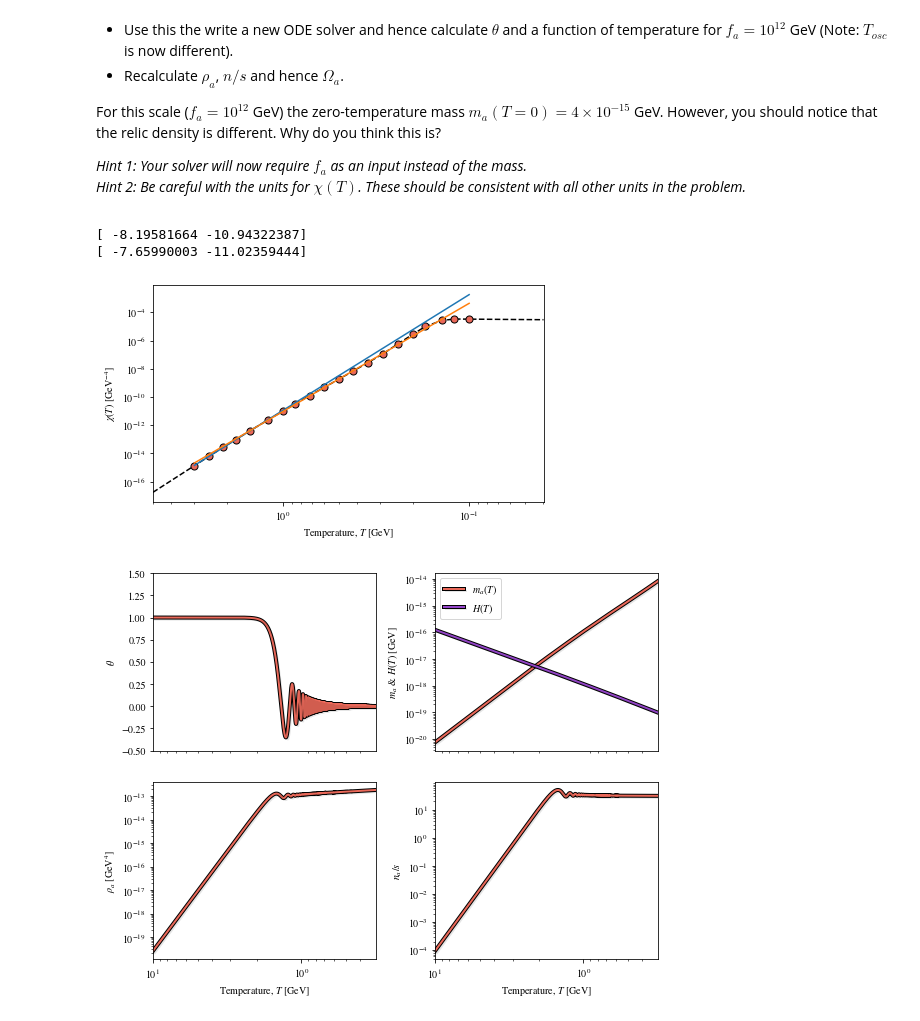
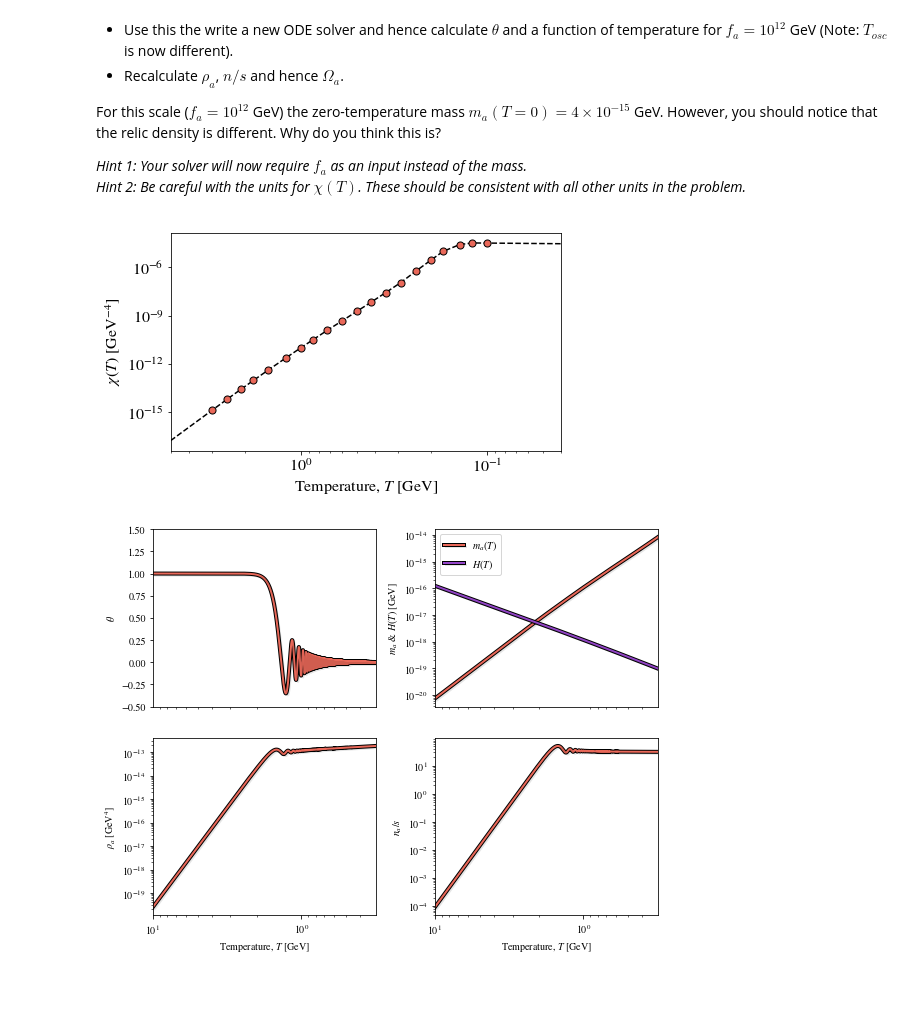
Before and after one commit to David-Ellis/thesis-code, a Jupyter notebook: axion_relic/axion-relic-density.ipynb, the cells around one changed output. Cells and saved outputs as stored; diff of their text form; code cells hidden in the pictures; blank space fills up the shorter version.

```diff
--- a/axion_relic/axion-relic-density.ipynb
+++ b/axion_relic/axion-relic-density.ipynb
@@ -200,45 +200,43 @@ Hint 2: Be careful with the units for $\chi(T)$. These should be consistent with
 # %%
 T_top = np.array([100,120,140,172,200,240,290,350,420,500,600,720,
                   860,1000,1200,1500,1800,2100,2500,3000])
 chi_log = np.array([-1.665,-1.657,-1.759,-2.185,-2.726,-3.396,-4.116,
                     -4.746,-5.347,-5.908,-6.499,-7.0811,-7.6713,-8.1715,
                     -8.7917,-9.5620,-10.2023,-10.7526,-11.3828,-12.0533])
 
 chiFunc1 = interp1d(np.log10(T_top*1e-3),chi_log,
                     bounds_error = False, fill_value="extrapolate")
 
 plt.figure(figsize = (7,4))
 def chiFunc(T):
     chi_log = chiFunc1(np.log10(T))
     chi_fm = 10**chi_log
     chi_GeV = chi_fm * (hbar * c / (1e-15))**4
     return chi_GeV
 
 plt.scatter(T_top*1e-3, 10**chi_log*(hbar * c / (1e-15))**4,  marker = "o", s = 50, edgecolors="k", lw = 1,
             color = main_line_color, zorder=2, label = "Lattice QCD data")
 Tspline = np.logspace(0.7, -1.4, 100)
 plt.loglog(Tspline, chiFunc(Tspline), 'k--', zorder = 1)
 plt.xlim(max(Tspline), min(Tspline))
 plt.ylabel("$\chi(T)$ [GeV$^{-4}$]");
 plt.xlabel("Temperature, $T$ [GeV]")
 
-y = 10**chi_log*(hbar * c / (1e-15))**4
-x = T_top*1e-3
-p1 = np.polyfit(np.log10(x[x>1]), np.log10(y[x>1]), deg=1)
-plt.loglog(x, 10**(p1[0]*np.log10(x) + p1[1]))
-print(p1)
+# y = 10**chi_log*(hbar * c / (1e-15))**4
+# x = T_top*1e-3
+# p1 = np.polyfit(np.log10(x[x>1]), np.log10(y[x>1]), deg=1)
+# plt.loglog(x, 10**(p1[0]*np.log10(x) + p1[1]))
+# print(p1)
 
-y = 10**chi_log*(hbar * c / (1e-15))**4
-x = T_top*1e-3
-p1 = np.polyfit(np.log10(x[(x<0.8) * (x>0.2)]), np.log10(y[(x<0.8) * (x>0.2)]), deg=1)
-plt.loglog(x, 10**(p1[0]*np.log10(x) + p1[1]))
-print(p1)
+# y = 10**chi_log*(hbar * c / (1e-15))**4
+# x = T_top*1e-3
+# p1 = np.polyfit(np.log10(x[(x<0.8) * (x>0.2)]), np.log10(y[(x<0.8) * (x>0.2)]), deg=1)
+# plt.loglog(x, 10**(p1[0]*np.log10(x) + p1[1]))
+# print(p1)
 
 plt.savefig("suscept.pdf", bbox_inches = "tight")
 # %% [output]
-[ -8.19581664 -10.94322387]
-[ -7.65990003 -11.02359444]
-[figure, old version]
+[figure, new version]
 # %%
 # Define our new temperature dependent ODE
 
```
Also changed, not shown: parts of 1 cell of this notebook, 5 other files.
